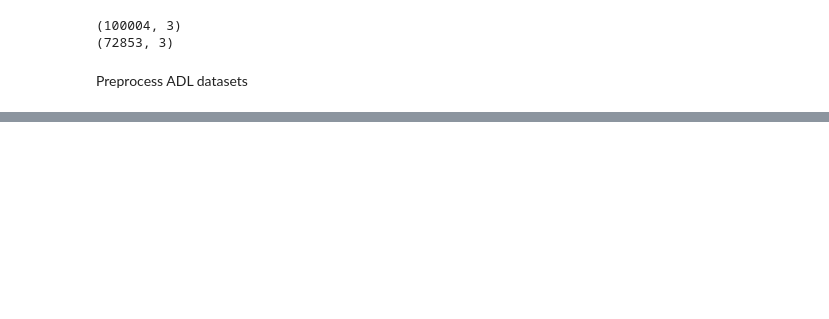
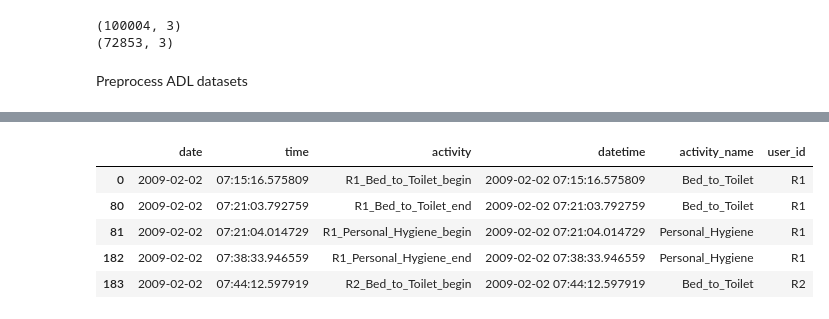
Before and after one commit to sureshvarshini/Recommendation_Dissertation, a Jupyter notebook: backend/preprocessing/csv_notebook.ipynb, the cells around one changed output, grey strips where cells are left out. Drawn from its saved outputs; the diff is of its cells as text; code cells hidden in the pictures; blank space fills up the shorter version.

```diff
--- a/backend/preprocessing/csv_notebook.ipynb
+++ b/backend/preprocessing/csv_notebook.ipynb
@@ -105,0 +125,20 @@ NameError: name 'pd' is not defined
+# %%
+subset_file.loc[subset_file['activity'].str.startswith('R'), 'activity_name'] = subset_file['activity'].str.split('_', n=1, expand=True)[1]
+subset_file.loc[~subset_file['activity'].str.startswith('R'), 'activity_name'] = subset_file['activity']
+
+subset_file.loc[subset_file['activity'].str.startswith('R'), 'user_id'] = subset_file['activity'].str.split('_', n=1, expand=True)[0]
+subset_file.loc[~subset_file['activity'].str.startswith('R'), 'user_id'] = 'Both'
+
+subset_file['activity_name'] = subset_file['activity_name'].replace("_begin", "", regex=True)
+subset_file['activity_name'] = subset_file['activity_name'].replace("_end", "", regex=True)
+
+subset_file.head()
+
+# subset_file.to_csv(dataset_location + 'ADL_merged.csv', index=False)
+# %% [output]
+|  | date | time | activity | datetime | activity_name | user_id |
+| 0 | 2009-02-02 | 07:15:16.575809 | R1_Bed_to_Toilet_begin | 2009-02-02 07:15:16.575809 | Bed_to_Toilet | R1 |
+| 80 | 2009-02-02 | 07:21:03.792759 | R1_Bed_to_Toilet_end | 2009-02-02 07:21:03.792759 | Bed_to_Toilet | R1 |
+| 81 | 2009-02-02 | 07:21:04.014729 | R1_Personal_Hygiene_begin | 2009-02-02 07:21:04.014729 | Personal_Hygiene | R1 |
+| 182 | 2009-02-02 | 07:38:33.946559 | R1_Personal_Hygiene_end | 2009-02-02 07:38:33.946559 | Personal_Hygiene | R1 |
+| 183 | 2009-02-02 | 07:44:12.597919 | R2_Bed_to_Toilet_begin | 2009-02-02 07:44:12.597919 | Bed_to_Toilet | R2 |
```
Also changed, not shown: parts of 10 cells of this notebook, 18 other files.
